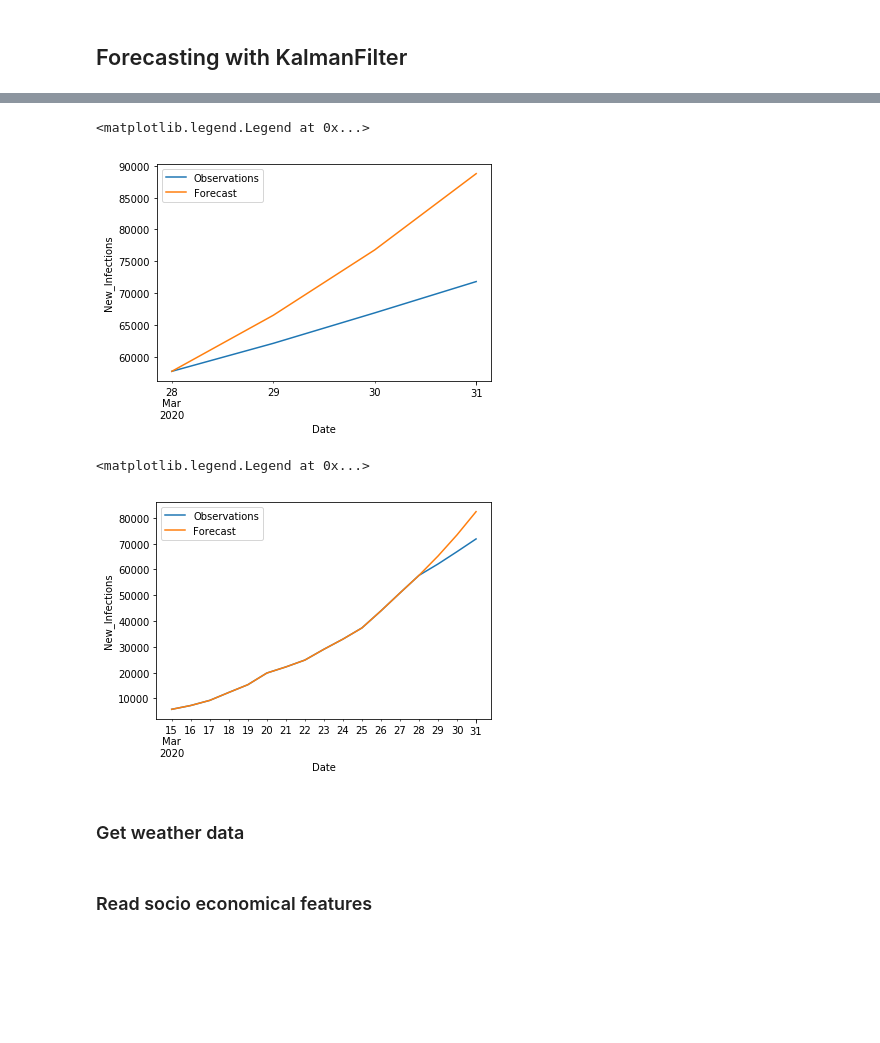
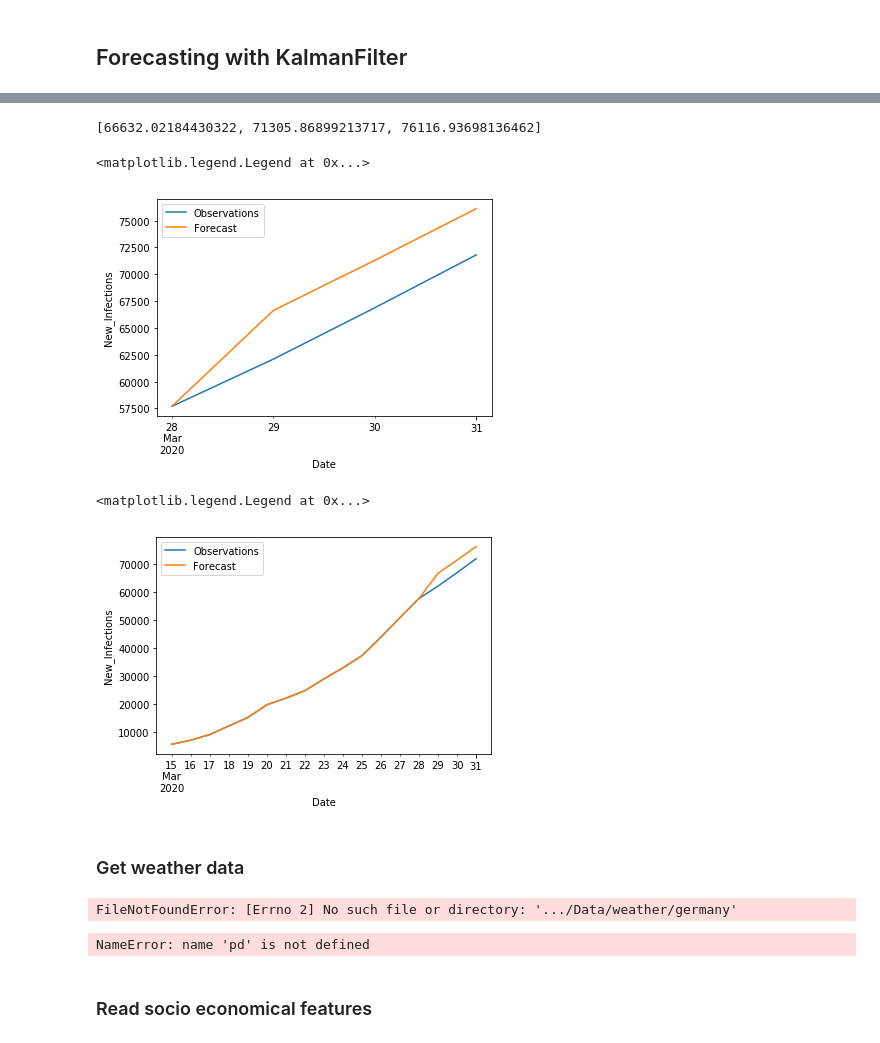
Before and after one commit to matthiasboeker/Covid_19_Forecast, a Jupyter notebook: Notebooks/ARIMA_Approach.ipynb, the cells around one changed output, grey strips where cells are left out. Saved outputs shown, nothing was run; the diff lists cells and outputs as text; code cells hidden in the pictures; blank space fills up the shorter version.

```diff
--- a/Notebooks/ARIMA_Approach.ipynb
+++ b/Notebooks/ARIMA_Approach.ipynb
@@ -161,7 +153,7 @@ Forward filtering completed.
 # %% [markdown]
 ## Forecasting with KalmanFilter
 # %%
-KLpredict,pred_var = dm.predict(date=dm.n - 3)
+KLpredict,pred_var = dm.predictN(N=3,date=dm.n - 3)
 next_day,_ = dm.predict()
 print('Next day prediction:', next_day)
 # %% [output]
@@ -177,3 +169,7 @@ ARIMA MSE: 11626.89526665678
+# %%
+KLpredict
+# %% [output]
+[66632.02184430322, 71305.86899213717, 76116.93698136462]
 # %%
 KLpredict = pd.Series(KLpredict, index= test.index)
 test_series = train.append(test)
@@ -186,15 +182,15 @@ ax.set_ylabel('New_Infections')
 ax.legend(['Observations', 'Forecast'])
 # %% [output]
 <matplotlib.legend.Legend at 0x...>
-[figure, old version]
+[figure, new version]
 # %%
 fig, ax = plt.subplots()
 test_series.loc['2020-03-015':].plot()
-test_forecast_series.loc['2020-03-015':].plot()
+forecast_series.loc['2020-03-015':].plot()
 ax.set_ylabel('New_Infections')
 ax.legend(['Observations', 'Forecast'])
 # %% [output]
 <matplotlib.legend.Legend at 0x...>
-[figure, old version]
+[figure, new version]
 # %% [markdown]
 ### Get weather data
@@ -201,3 +203,23 @@ ax.legend(['Observations', 'Forecast'])
+# %%
+import os
+# Germany
+location_list = ['Germany']
+os.chdir(".../Data/weather/germany")
+
+hist_weather_data = retrieve_hist_data(api_key,
+                                location_list,
+                                start_date,
+                                end_date,
+                                frequency,
+                                location_label = False,
+                                export_csv = True,
+                                store_df = True)
+# %% [output]
+FileNotFoundError: [Errno 2] No such file or directory: '.../Data/weather/germany'
+# %%
+weather = pd.read_csv("../Data/weather/germany/Germany.csv")
+# %% [output]
+NameError: name 'pd' is not defined
 # %% [markdown]
 ### Read socio economical features
 # %%
```
Also changed, not shown: parts of 5 cells of this notebook.
